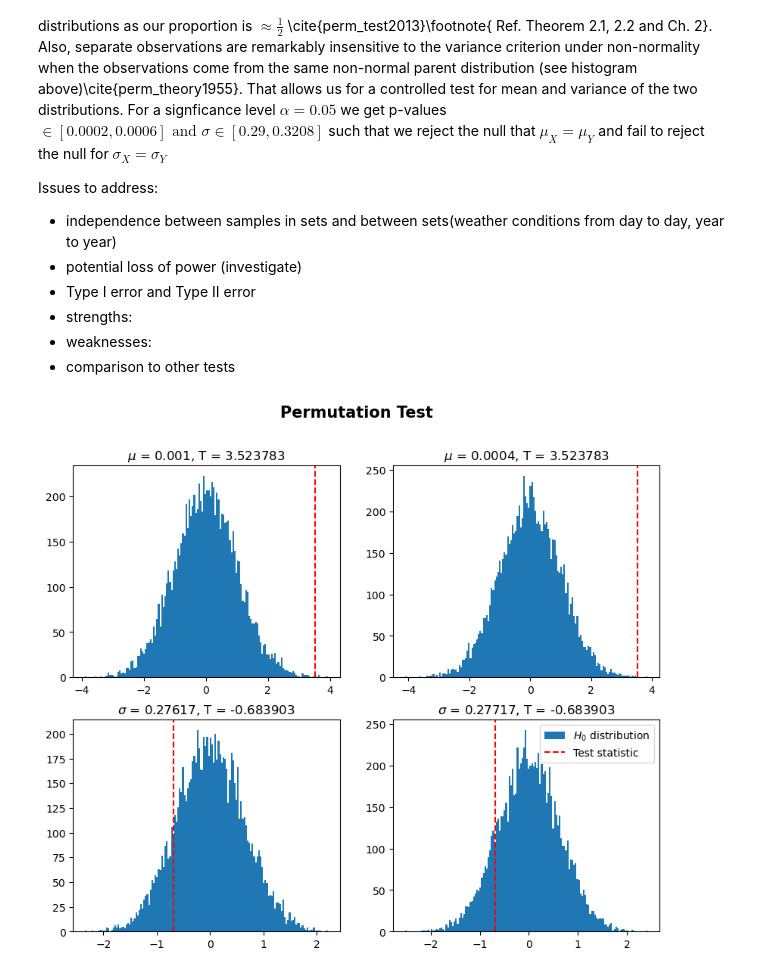
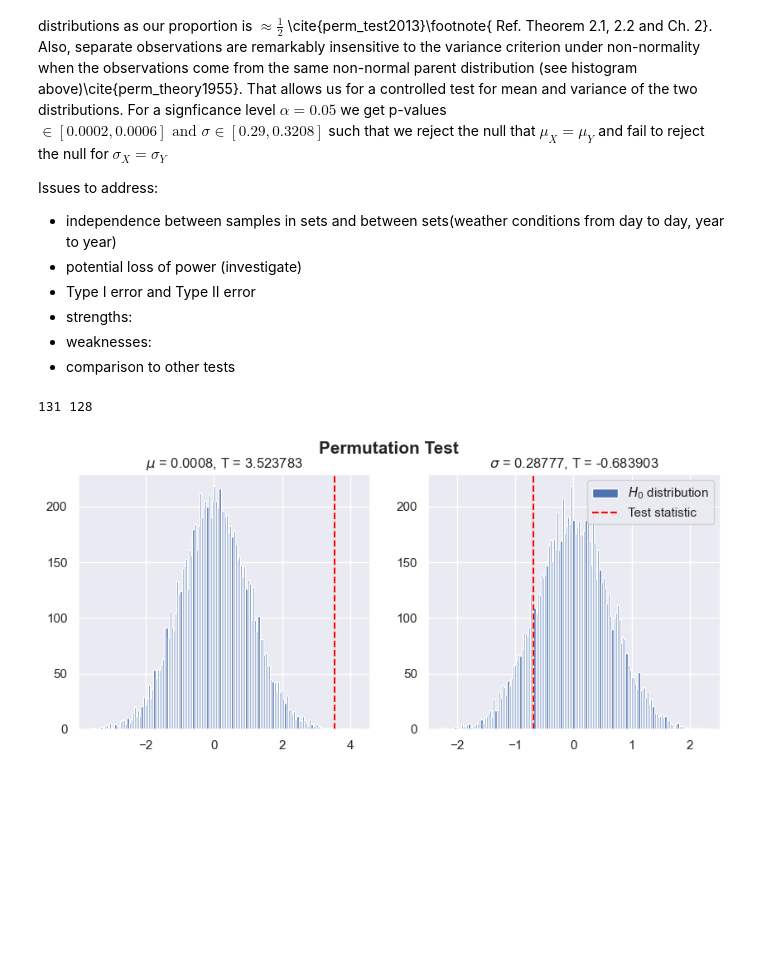
Before and after one commit to eirikbaekkelund/BikeSharing, a Jupyter notebook: develop_E.ipynb, the cells around one changed output. Saved outputs shown, nothing was run; the diff lists cells and outputs as text; code cells hidden in the pictures; blank space fills up the shorter version.

```diff
--- a/develop_E.ipynb
+++ b/develop_E.ipynb
@@ -522,3 +472,43 @@ def plot_permutation_test(df):
+# %%
+def plot_permutation_test(res1, res2):
+    """
+    Plot test results
+    res1 = mean
+    res2 = standard deviation
+    """
+    fig, ax = plt.subplots(1,2, figsize=(10,4))
+
+    ax[0].hist(res1.null_distribution, bins=150, label='$H_{0}$ distribution')
+    ax[0].axvline(x=res1.statistic, color = "red", linestyle='--', label='Test statistic')
+    ax[0].set_title(f'$\mu$ = {round(res1.pvalue, 5)}, T = {round(res1.statistic,6)}')
+
+    ax[1].hist(res2.null_distribution, bins=150, label='$H_{0}$ distribution')
+    ax[1].axvline(x=res2.statistic, color = "red", linestyle='--',label='Test statistic')
+    ax[1].set_title(f'$\sigma$ = {round(res2.pvalue,5)}, T = {round(res2.statistic,6)}')
+
+    plt.suptitle(f'Permutation Test', fontsize=15, fontweight='bold')
+    plt.legend(loc='best')
+    plt.show()
+
+def permutation_test(plot=True):
+    """ Run permutation test"""
+    filtered_seasons = collect_data(test)
+    print(len(filtered_seasons['summer']), len(filtered_seasons['spring']))
+    res1 = st.permutation_test(data=(filtered_seasons['summer'], filtered_seasons['spring']),
+                        statistic=mean_stat,
+                        n_resamples=10000,
+                        permutation_type='independent',
+                        alternative='two-sided'
+                        )
+    res2 = st.permutation_test(data=(filtered_seasons['summer'], filtered_seasons['spring']),
+                        statistic=var_stat,
+                        n_resamples=10000,
+                        permutation_type='independent',
+                        alternative='two-sided'
+                        )
+
+    if plot:
+        plot_permutation_test(res1, res2)
 # %% [markdown]
 # Permutation Test
 
@@ -539,7 +529,8 @@ Issues to address:
 * strengths:
 * weaknesses:
 * comparison to other tests
-# %%
-plot_permutation_test(df_agg)
-# %% [output]
-[figure, removed]
+# %%
+permutation_test()
+# %% [output]
+131 128
+[figure, added]
```
Also changed, not shown: parts of 12 cells of this notebook, 1 other file.
